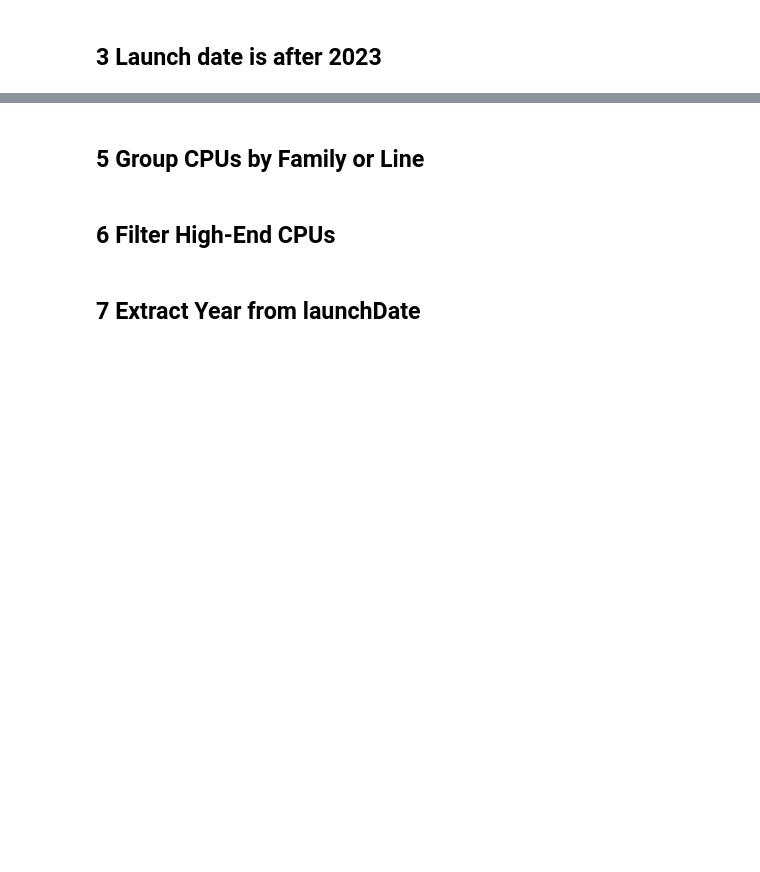
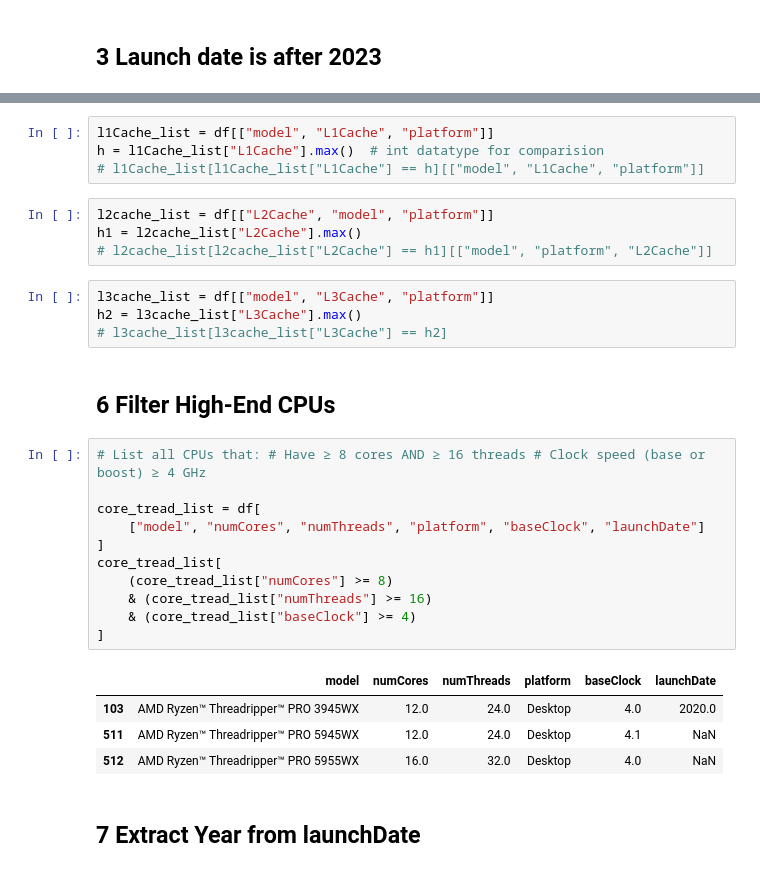
Before and after one commit to VishalSoni2005/Machine_Learning, a Jupyter notebook: 01_Pandas/part_2_amd.ipynb, the cells around one changed output, grey strips where cells are left out. Cells and saved outputs as stored; diff of their text form; blank space fills up the shorter version.

```diff
--- a/01_Pandas/part_2_amd.ipynb
+++ b/01_Pandas/part_2_amd.ipynb
@@ -114,6 +100,32 @@ TypeError: list indices must be integers or slices, not str
-# %% [markdown]
-## 5 Group CPUs by Family or Line
+# %%
+l1Cache_list = df[["model", "L1Cache", "platform"]]
+h = l1Cache_list["L1Cache"].max()  # int datatype for comparision
+# l1Cache_list[l1Cache_list["L1Cache"] == h][["model", "L1Cache", "platform"]]
+# %%
+l2cache_list = df[["L2Cache", "model", "platform"]]
+h1 = l2cache_list["L2Cache"].max()
+# l2cache_list[l2cache_list["L2Cache"] == h1][["model", "platform", "L2Cache"]]
+# %%
+l3cache_list = df[["model", "L3Cache", "platform"]]
+h2 = l3cache_list["L3Cache"].max()
+# l3cache_list[l3cache_list["L3Cache"] == h2]
 # %% [markdown]
 ## 6 Filter High-End CPUs
+# %%
+# List all CPUs that: # Have ≥ 8 cores AND ≥ 16 threads # Clock speed (base or boost) ≥ 4 GHz
+
+core_tread_list = df[
+    ["model", "numCores", "numThreads", "platform", "baseClock", "launchDate"]
+]
+core_tread_list[
+    (core_tread_list["numCores"] >= 8)
+    & (core_tread_list["numThreads"] >= 16)
+    & (core_tread_list["baseClock"] >= 4)
+]
+# %% [output]
+|  | model | numCores | numThreads | platform | baseClock | launchDate |
+| 103 | AMD Ryzen™ Threadripper™ PRO 3945WX | 12.0 | 24.0 | Desktop | 4.0 | 2020.0 |
+| 511 | AMD Ryzen™ Threadripper™ PRO 5945WX | 12.0 | 24.0 | Desktop | 4.1 | NaN |
+| 512 | AMD Ryzen™ Threadripper™ PRO 5955WX | 16.0 | 32.0 | Desktop | 4.0 | NaN |
 # %% [markdown]
 ## 7 Extract Year from launchDate
```
Also changed, not shown: parts of 21 cells of this notebook, 6 other files.
